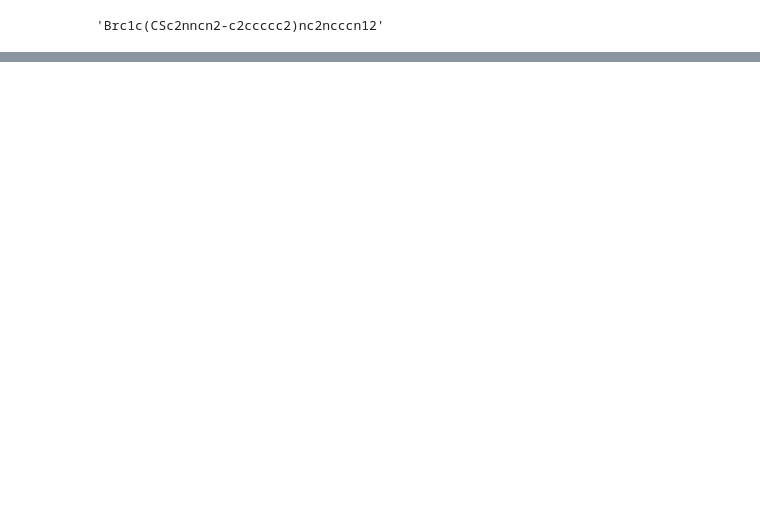
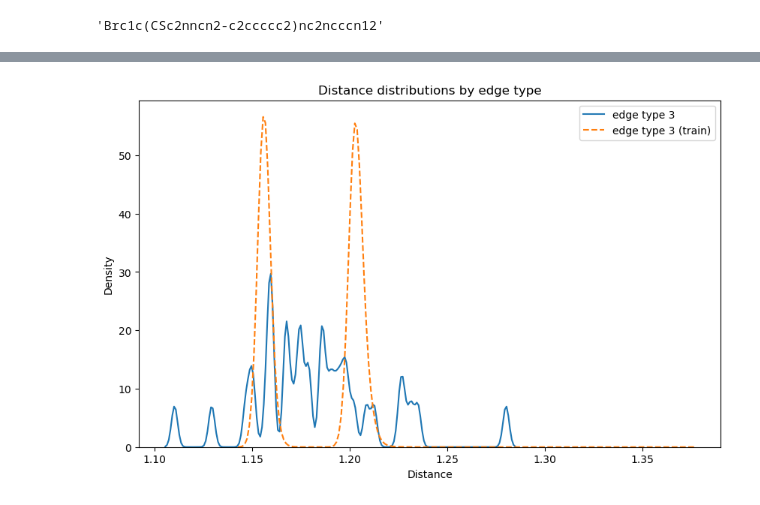
Before and after one commit to CognacS/D4-distance-diffusion, a Jupyter notebook: test_conformer.ipynb, the cells around one changed output, grey strips where cells are left out. Saved outputs shown, nothing was run; the diff lists cells and outputs as text; code cells hidden in the pictures; blank space fills up the shorter version.

```diff
--- a/test_conformer.ipynb
+++ b/test_conformer.ipynb
@@ -408,0 +429,32 @@ ds_train_sm[0]
+# %%
+# compute distance matrices for each training graph
+from torch_geometric.utils import to_dense_adj
+import torch
+def compute_dists_types(data):
+    if data.edge_attr.ndim == 2:
+        edge_attr = data.edge_attr.argmax(dim=-1)
+    else:
+        edge_attr = data.edge_attr
+
+    types = to_dense_adj(data.edge_index, edge_attr=edge_attr+1, max_num_nodes=data.num_nodes)
+    dists = torch.cdist(data.node_pos, data.node_pos, p=2)
+    triang_matrix = torch.triu(torch.ones_like(dists), diagonal=1).bool()
+    dists = dists[triang_matrix]
+    types = types[0][triang_matrix]
+
+    return (dists, types)
+
+gen_dists_types = [compute_dists_types(data) for data in gen_data]
+train_dists_types = [compute_dists_types(data) for data in ds_train]
+# %%
+# prepare histograms of distances for each edge type
+import numpy as np
+import matplotlib.pyplot as plt
+
+def dists_and_types(dists_types):
+    all_dists = np.concatenate([dts[0].numpy().flatten() for dts in dists_types])
+    all_types = np.concatenate([dts[1].numpy().flatten() for dts in dists_types])
+    return all_dists, all_types
+gen_all_dists, gen_all_types = dists_and_types(gen_dists_types)
+train_all_dists, train_all_types = dists_and_types(train_dists_types)
+num_edge_types = train_all_types.max()+1
@@ -408,0 +600,15 @@ ds_train_sm[0]
+# %%
+# plot kdes
+import seaborn as sns
+plt.figure(figsize=(10,6))
+show_types = [ds_train.mol_to_torch_converter.bond_encoder['TRIPLE']+1]
+for et in show_types:
+    sns.kdeplot(gen_all_dists[gen_all_types==et], label=f'edge type {et}', bw_adjust=0.1)
+    sns.kdeplot(train_all_dists[train_all_types==et], label=f'edge type {et} (train)', bw_adjust=1., linestyle='--')
+plt.xlabel('Distance')
+plt.ylabel('Density')
+plt.title('Distance distributions by edge type')
+plt.legend()
+plt.show()
+# %% [output]
+[figure, added]
```
Also changed, not shown: parts of 12 cells of this notebook, 4 other files.
